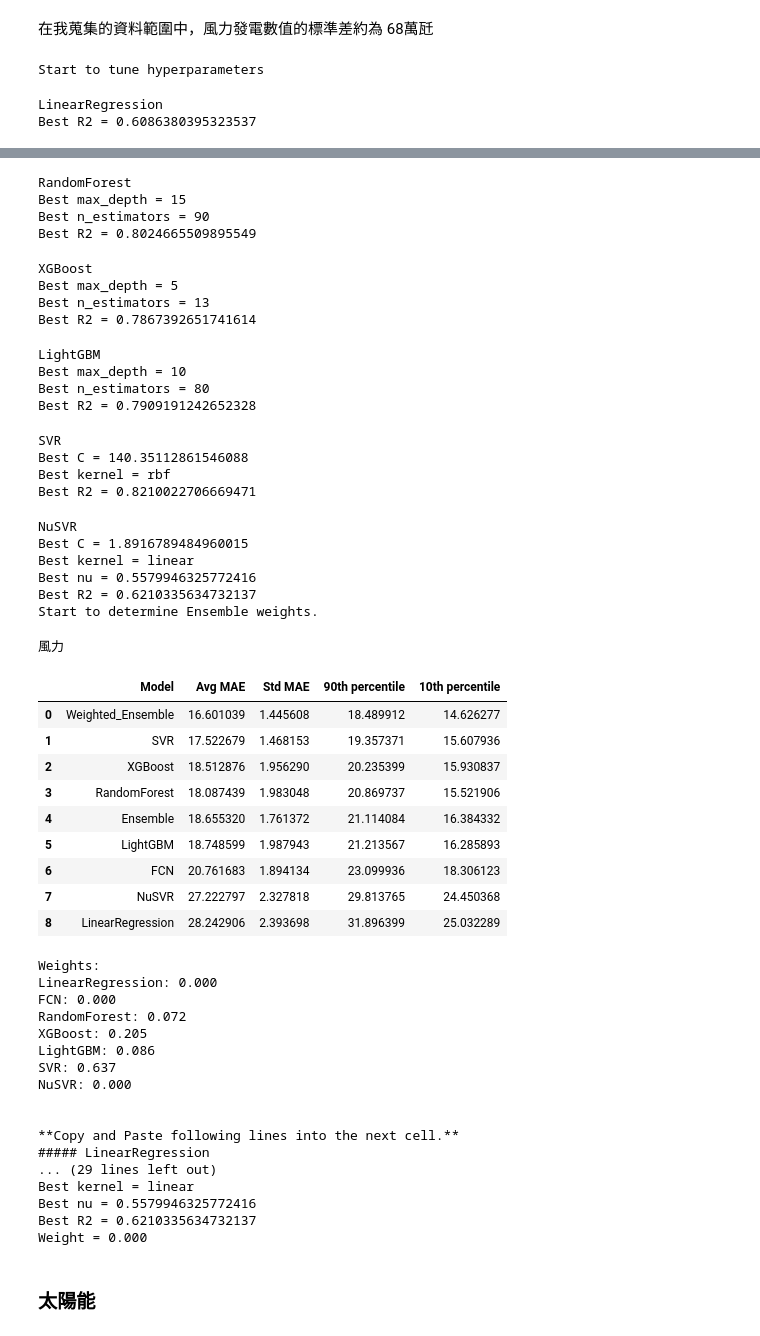
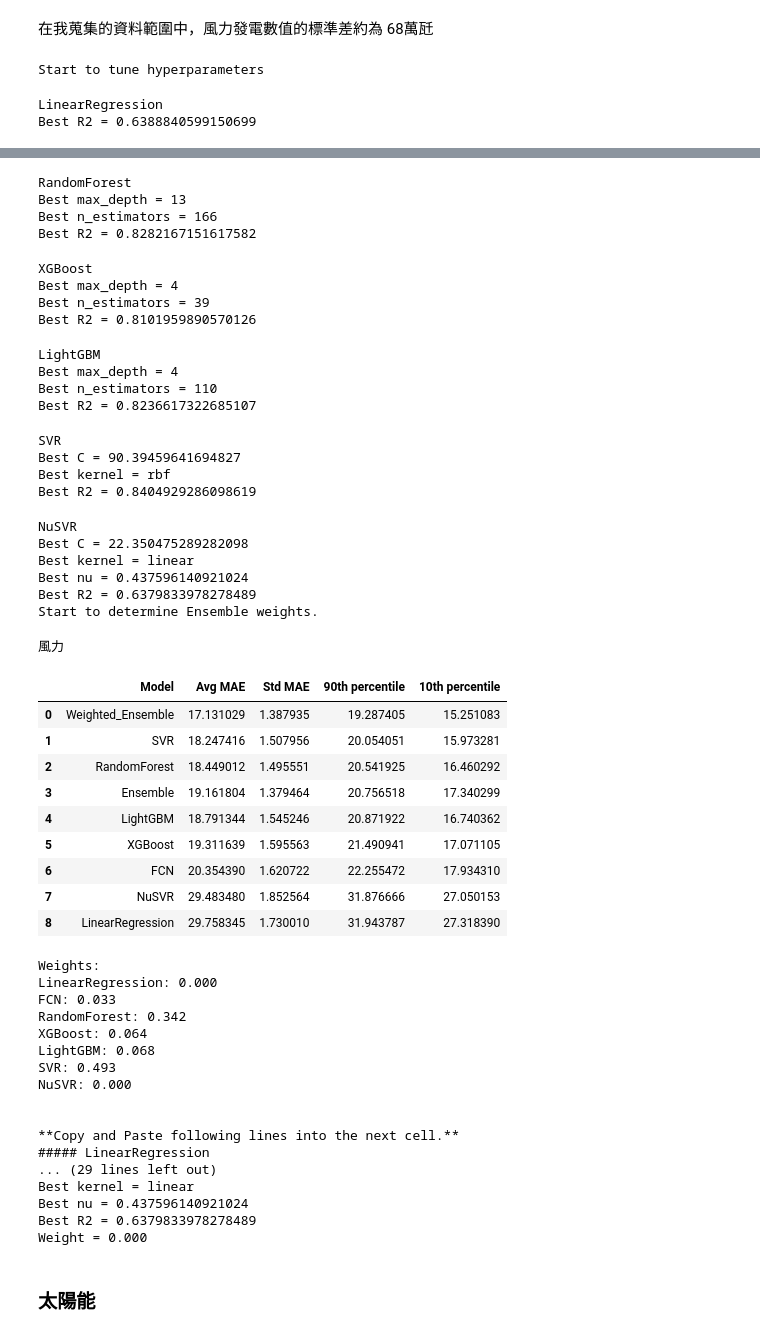
Before and after one commit to skyjadel/Taipower, a Jupyter notebook: Hyper parameter Tunning and Ensemble Weighting.ipynb, the cells around one changed output, grey strips where cells are left out. Cells and saved outputs as stored; diff of their text form; code cells hidden in the pictures.

```diff
--- a/Hyper parameter Tunning and Ensemble Weighting.ipynb
+++ b/Hyper parameter Tunning and Ensemble Weighting.ipynb
@@ -673,7 +673,7 @@ def flow_control(Y_feature, model_xcols, data_df, mode='regressor', speed_test=F
     # 集成權重
     if weights_has_determined[Y_feature]:
         optimal_weights = meta['weights']
-        df = pd.read_csv(f'{this_model_path}predict_MAE.df')
+        df = pd.read_csv(f'{this_model_path}predict_MAE.csv')
         display(df)
         print('Weights:')
         for i, k in enumerate(model_hyperparameters_dict.keys()):
@@ -1239,18 +1076,18 @@ Note: 這邊是以實時氣象觀測資料預測電力資料，但是這兩組
 Y_feature = '風力'
 
 model_xcols = {
-    'LinearRegression': ['風速', '日期數字', '假日', '週六', '週日', '補班', '1~3月', '11~12月', '午後平均風速', '下午平均風速', '傍晚平均風速'],
-    'FCN': ['風速', '日期數字', '假日', '週六', '週日', '補班', '1~3月', '11~12月', '午後平均風速', '下午平均風速', '傍晚平均風速'],
-    'RandomForest': ['風速', '日期數字', '假日', '週六', '週日', '補班', '1~3月', '11~12月', '午後平均風速', '下午平均風速', '傍晚平均風速'],
-    'XGBoost': ['風速', '日期數字', '假日', '週六', '週日', '補班', '1~3月', '11~12月', '午後平均風速', '下午平均風速', '傍晚平均風速'],
-    'LightGBM': ['風速', '日期數字', '假日', '週六', '週日', '補班', '1~3月', '11~12月', '午後平均風速', '下午平均風速', '傍晚平均風速'],
-    'SVR': ['風速', '日期數字', '假日', '週六', '週日', '補班', '1~3月', '11~12月', '午後平均風速', '下午平均風速', '傍晚平均風速'],
-    'NuSVR': ['風速', '日期數字', '假日', '週六', '週日', '補班', '1~3月', '11~12月', '午後平均風速', '下午平均風速', '傍晚平均風速'],
+    'LinearRegression': ['風速', '日期數字', '假日', '週六', '週日', '補班', '1~3月', '11~12月', '午後平均風速', '下午平均風速', '傍晚平均風速', '風力_90天內最大值'],
+    'FCN': ['風速', '日期數字', '假日', '週六', '週日', '補班', '1~3月', '11~12月', '午後平均風速', '下午平均風速', '傍晚平均風速', '風力_90天內最大值'],
+    'RandomForest': ['風速', '日期數字', '假日', '週六', '週日', '補班', '1~3月', '11~12月', '午後平均風速', '下午平均風速', '傍晚平均風速', '風力_90天內最大值'],
+    'XGBoost': ['風速', '日期數字', '假日', '週六', '週日', '補班', '1~3月', '11~12月', '午後平均風速', '下午平均風速', '傍晚平均風速', '風力_90天內最大值'],
+    'LightGBM': ['風速', '日期數字', '假日', '週六', '週日', '補班', '1~3月', '11~12月', '午後平均風速', '下午平均風速', '傍晚平均風速', '風力_90天內最大值'],
+    'SVR': ['風速', '日期數字', '假日', '週六', '週日', '補班', '1~3月', '11~12月', '午後平均風速', '下午平均風速', '傍晚平均風速', '風力_90天內最大值'],
+    'NuSVR': ['風速', '日期數字', '假日', '週六', '週日', '補班', '1~3月', '11~12月', '午後平均風速', '下午平均風速', '傍晚平均風速', '風力_90天內最大值'],
 }
 
 flow_control(Y_feature, model_xcols, weather_power_df, speed_test=speed_test)
 # %% [output]
 Start to tune hyperparameters
 LinearRegression
-Best R2 = 0.6086380395323537
+Best R2 = 0.6388840599150699
 FCN
@@ -1260,43 +1097,43 @@ Best R2 = 0.7609014810629924
 RandomForest
-Best max_depth = 15
-Best n_estimators = 90
-Best R2 = 0.8024665509895549
+Best max_depth = 13
+Best n_estimators = 166
+Best R2 = 0.8282167151617582
 XGBoost
-Best max_depth = 5
-Best n_estimators = 13
-Best R2 = 0.7867392651741614
+Best max_depth = 4
+Best n_estimators = 39
+Best R2 = 0.8101959890570126
 LightGBM
-Best max_depth = 10
-Best n_estimators = 80
-Best R2 = 0.7909191242652328
+Best max_depth = 4
+Best n_estimators = 110
+Best R2 = 0.8236617322685107
 SVR
-Best C = 140.35112861546088
+Best C = 90.39459641694827
 Best kernel = rbf
-Best R2 = 0.8210022706669471
+Best R2 = 0.8404929286098619
 NuSVR
-Best C = 1.8916789484960015
+Best C = 22.350475289282098
 Best kernel = linear
-Best nu = 0.5579946325772416
-Best R2 = 0.6210335634732137
+Best nu = 0.437596140921024
+Best R2 = 0.6379833978278489
 Start to determine Ensemble weights.
 風力
 |  | Model | Avg MAE | Std MAE | 90th percentile | 10th percentile |
-| 0 | Weighted_Ensemble | 16.601039 | 1.445608 | 18.489912 | 14.626277 |
-| 1 | SVR | 17.522679 | 1.468153 | 19.357371 | 15.607936 |
-| 2 | XGBoost | 18.512876 | 1.956290 | 20.235399 | 15.930837 |
-| 3 | RandomForest | 18.087439 | 1.983048 | 20.869737 | 15.521906 |
-| 4 | Ensemble | 18.655320 | 1.761372 | 21.114084 | 16.384332 |
-| 5 | LightGBM | 18.748599 | 1.987943 | 21.213567 | 16.285893 |
-| 6 | FCN | 20.761683 | 1.894134 | 23.099936 | 18.306123 |
-| 7 | NuSVR | 27.222797 | 2.327818 | 29.813765 | 24.450368 |
-| 8 | LinearRegression | 28.242906 | 2.393698 | 31.896399 | 25.032289 |
+| 0 | Weighted_Ensemble | 17.131029 | 1.387935 | 19.287405 | 15.251083 |
+| 1 | SVR | 18.247416 | 1.507956 | 20.054051 | 15.973281 |
+| 2 | RandomForest | 18.449012 | 1.495551 | 20.541925 | 16.460292 |
+| 3 | Ensemble | 19.161804 | 1.379464 | 20.756518 | 17.340299 |
+| 4 | LightGBM | 18.791344 | 1.545246 | 20.871922 | 16.740362 |
+| 5 | XGBoost | 19.311639 | 1.595563 | 21.490941 | 17.071105 |
+| 6 | FCN | 20.354390 | 1.620722 | 22.255472 | 17.934310 |
+| 7 | NuSVR | 29.483480 | 1.852564 | 31.876666 | 27.050153 |
+| 8 | LinearRegression | 29.758345 | 1.730010 | 31.943787 | 27.318390 |
 Weights:
 LinearRegression: 0.000
-FCN: 0.000
-RandomForest: 0.072
-XGBoost: 0.205
-LightGBM: 0.086
-SVR: 0.637
+FCN: 0.033
+RandomForest: 0.342
+XGBoost: 0.064
+LightGBM: 0.068
+SVR: 0.493
 NuSVR: 0.000
 
 
@@ -1304,8 +1141,8 @@ NuSVR: 0.000
 ##### LinearRegression
 ... (29 lines left out)
 Best kernel = linear
-Best nu = 0.5579946325772416
-Best R2 = 0.6210335634732137
+Best nu = 0.437596140921024
+Best R2 = 0.6379833978278489
 Weight = 0.000
 # %% [markdown]
 ### 太陽能
```
Also changed, not shown: parts of 11 cells of this notebook, 3 other files.
